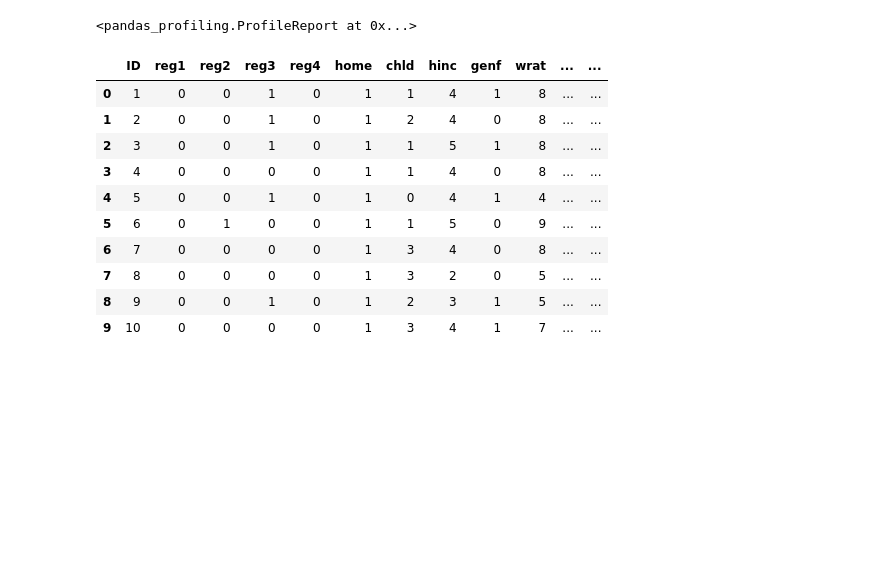
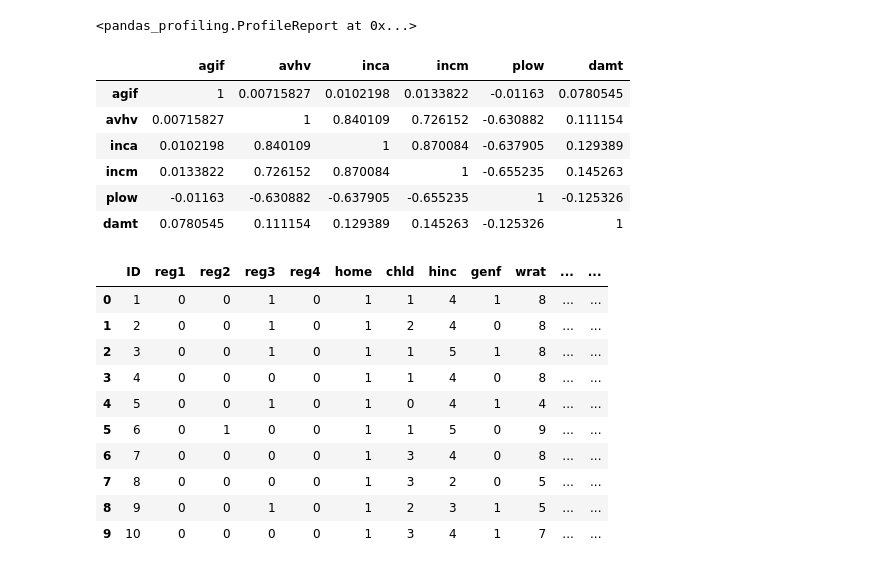
Before and after one commit to jfavole/genericanalysis, a Jupyter notebook: genericclassifiermethod.ipynb, the cells around one changed output. Cells and saved outputs as stored; diff of their text form; code cells hidden in the pictures; blank space fills up the shorter version.

```diff
--- a/genericclassifiermethod.ipynb
+++ b/genericclassifiermethod.ipynb
@@ -33,6 +31,18 @@ np.random.seed(0)
 pandas_profiling.ProfileReport(data)
 # %% [output]
 <pandas_profiling.ProfileReport at 0x...>
+# %%
+nums = data[['agif', 'avhv', 'inca', 'incm', 'plow', 'damt']]
+corr = nums.corr()
+corr.style.background_gradient(cmap='coolwarm')
+# %% [output]
+|  | agif | avhv | inca | incm | plow | damt |
+| agif | 1 | 0.00715827 | 0.0102198 | 0.0133822 | -0.01163 | 0.0780545 |
+| avhv | 0.00715827 | 1 | 0.840109 | 0.726152 | -0.630882 | 0.111154 |
+| inca | 0.0102198 | 0.840109 | 1 | 0.870084 | -0.637905 | 0.129389 |
+| incm | 0.0133822 | 0.726152 | 0.870084 | 1 | -0.655235 | 0.145263 |
+| plow | -0.01163 | -0.630882 | -0.637905 | -0.655235 | 1 | -0.125326 |
+| damt | 0.0780545 | 0.111154 | 0.129389 | 0.145263 | -0.125326 | 1 |
 # %%
 conditions = [
     data['reg1'] == 1,
```
Also changed, not shown: parts of 21 cells of this notebook, 1 other file.
